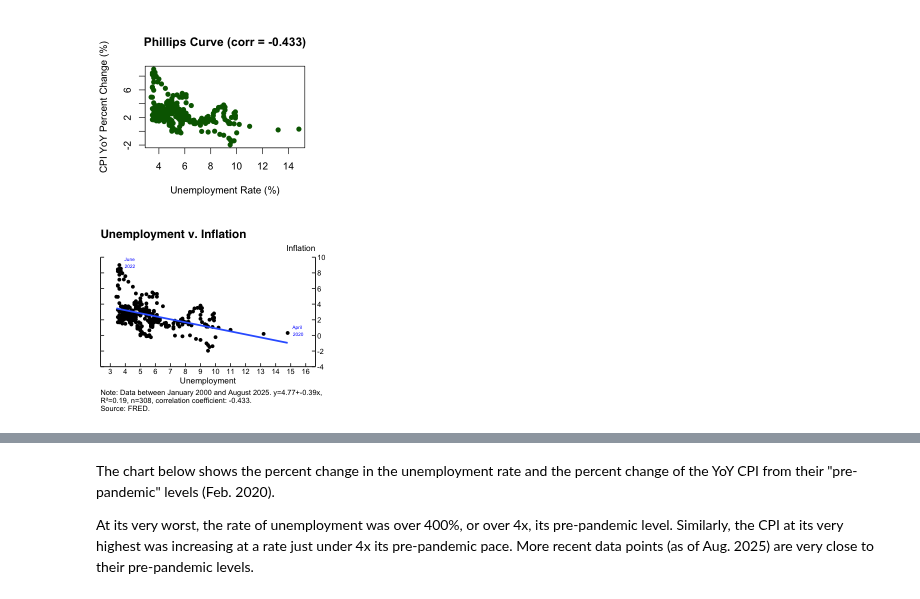
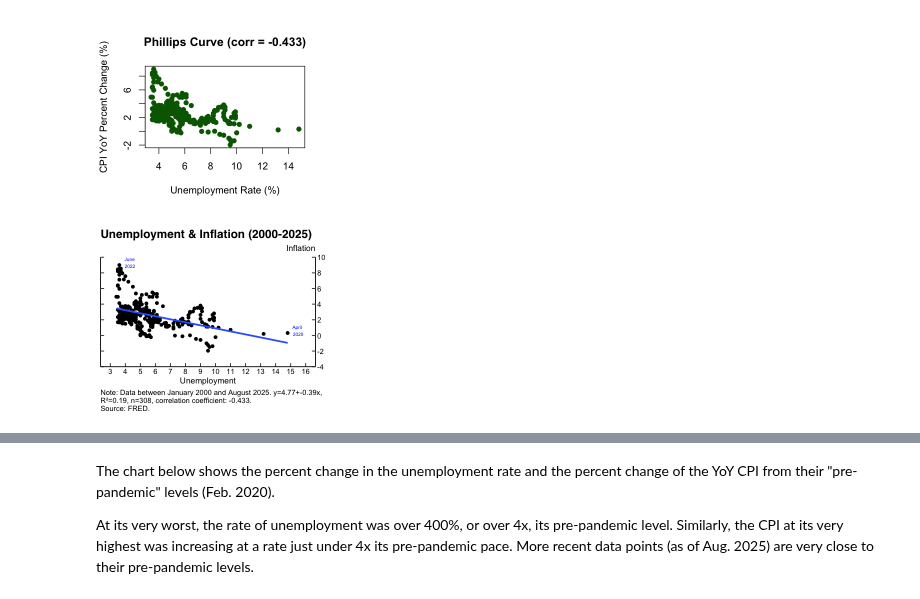
Before and after one commit to maha4028/economic-charting, a Jupyter notebook: generate_plots.ipynb, the cells around one changed output, grey strips where cells are left out. Saved outputs shown, nothing was run; the diff lists cells and outputs as text; code cells hidden in the pictures.

```diff
--- a/generate_plots.ipynb
+++ b/generate_plots.ipynb
@@ -305,35 +301,35 @@ scale_x_continuous(
 scale_y_continuous(
     position = "right",
     sec.axis = dup_axis(labels = NULL),
     breaks = seq(-4, 10, by = 2),
     limits = c(-4, 10),
     expand = c(0, 0)
 ) +
 xlab("Unemployment") + ylab(NULL) +
 labs(
-    title = "Unemployment v. Inflation",
+    title = "Unemployment & Inflation (2000-2025)", #Unemployment v. Inflation
     subtitle = "Inflation",
     caption = paste0(
         "Note: Data between January 2000 and ", format(max(df_full$date), "%B %Y"),". y=", a, "+", b, "x,",
         "\nR²=", round(summary(lm)$r.squared, 2), ", n=", nrow(df_full), ", correlation coefficient: ", corr, ".",
         "\nSource: FRED.")
     ) +
 theme_classic() +
 theme(
     plot.title = element_text(family = "Helvetica", face = "bold", size = 14),
     plot.subtitle = element_text(hjust = 1, size = 10),
     axis.text = element_text(color = "black"),
     axis.ticks.length = unit(-0.15, "cm"),
     plot.caption = element_text(hjust = 0),
     legend.position = c(0.3, 0.9),
     axis.title.x = element_text(size=10)
 )
 
 phillps_curve
 
 ggsave("plots/plot_phillips_curve.png", plot = phillps_curve, width = 3.9, height = 3.2+(0.13*4), units = "in", dpi = 300)
 # %% [output]
-[figure, old version]
+[figure, new version]
 # %%
 # stagflation model
 df_full <- df %>% na.omit() %>% filter(date >= as.Date("1965-01-01") & date <= as.Date("1989-12-31"))
```
Also changed, not shown: parts of 10 cells of this notebook, 2 other files.
